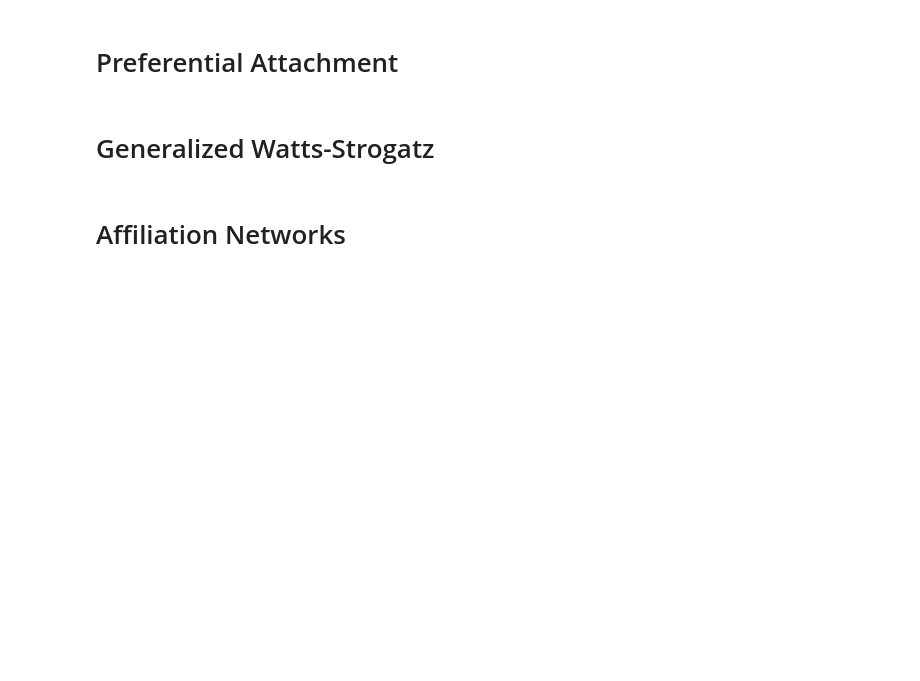
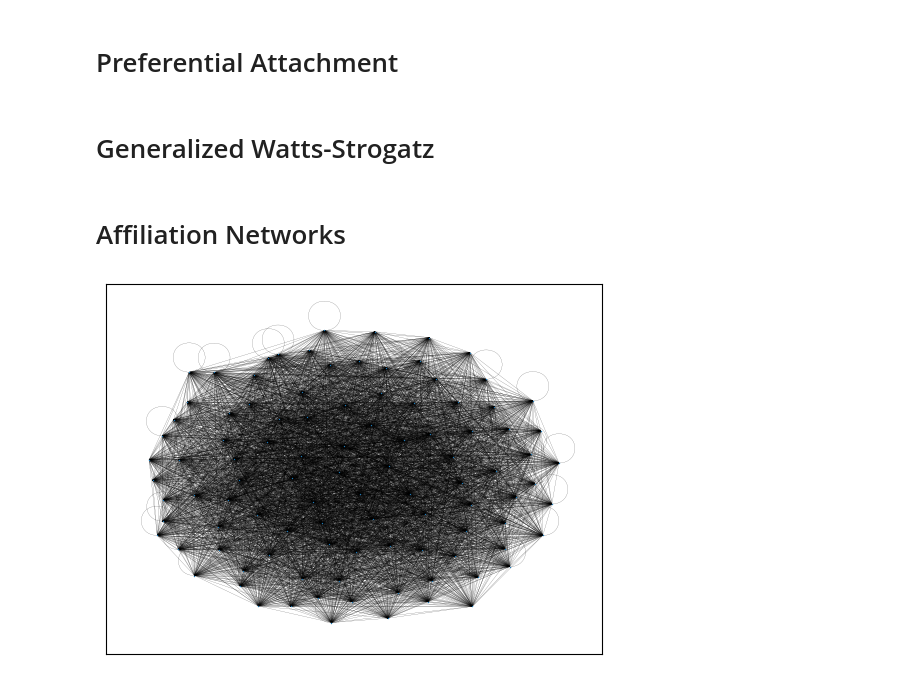
Before and after one commit to SNA24/final_project, a Jupyter notebook: analyze.ipynb, the cells around one changed output. Drawn from its saved outputs; the diff is of its cells as text; code cells hidden in the pictures; blank space fills up the shorter version.

```diff
--- a/analyze.ipynb
+++ b/analyze.ipynb
@@ -143,0 +152,9 @@ G = nx.read_edgelist('net_2', nodetype=int)
+# %%
+from networks_gen import affiliationG
+
+G = affiliationG(100, 4, 1, 4, 0.5, 10)
+# %%
+# draw only the nodes of the network
+nx.draw_networkx(G, with_labels=False, linewidths=0.01, node_size=1, width=0.1)
+# %% [output]
+[figure, added]
```
Also changed, not shown: parts of 8 cells of this notebook.
